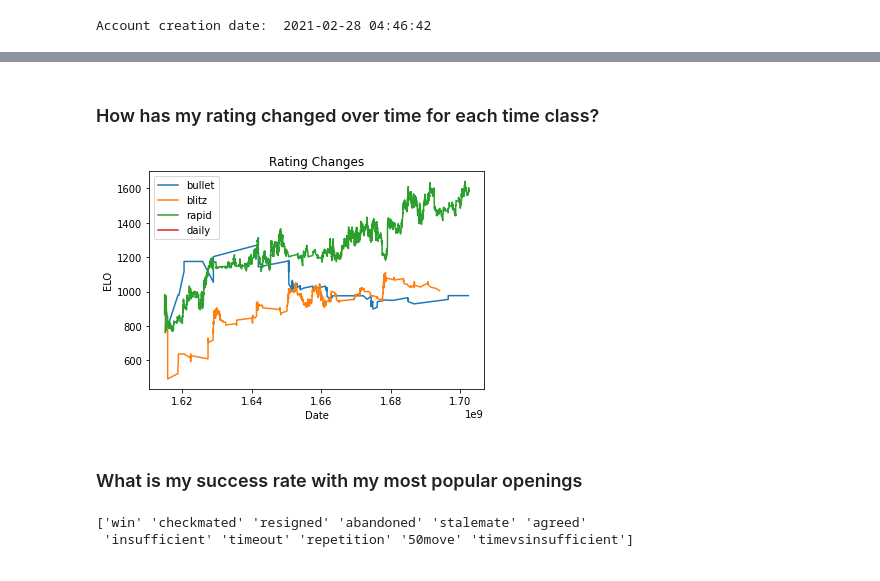
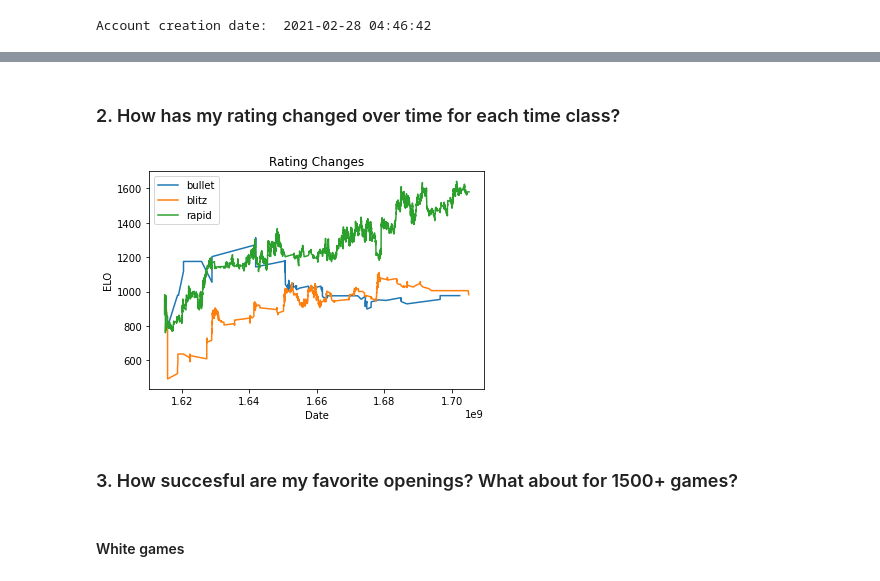
Before and after one commit to ckeaunui/Chess-history, a Jupyter notebook: games_analysis.ipynb, the cells around one changed output, grey strips where cells are left out. Saved outputs shown, nothing was run; the diff lists cells and outputs as text; code cells hidden in the pictures.

```diff
--- a/games_analysis.ipynb
+++ b/games_analysis.ipynb
@@ -148,6 +190,4 @@ for index, row in tqdm(df.iterrows(), position=0, leave=True):
 # %%
 # Remove old / unwanted columns
 df = df.drop(columns=['accuracies', 'black', 'white', 'pgn', 'initial_setup'], axis=1)
-
-# Order by date
-df.sort_values('end_time_utx')
+df = df.query("time_class != 'daily'")
@@ -207,36 +236,29 @@ plt.show()
 # %% [markdown]
-### How has my rating changed over time for each time class?
+### 2. How has my rating changed over time for each time class?
 # %%
 time_class_query = lambda time_class: f"time_class == '{time_class}'"
-time_classes = {'chess_bullet': 'bullet', 'chess_blitz': 'blitz', 'chess_rapid': 'rapid', 'chess_daily': 'daily'}
+time_classes = {'chess_bullet': 'bullet', 'chess_blitz': 'blitz', 'chess_rapid': 'rapid'}
 
 for k, v in time_classes.items():
     games = df.query(time_class_query(v))
     games.head()
     games.sort_values('end_time_utx')
     ratings = []
     dates = []
 
     for idx, game in games.iterrows():
-        rating = game['w_rating'] if game['w_username'] == username else game['b_rating']
+        rating = game['my_rating']
         date = game['end_time_utx']
         ratings.append(rating)
         dates.append(date)
 
     plt.plot(dates, ratings, label=v)
 
 
 plt.legend(loc="upper left")
 plt.xlabel('Date')
 plt.ylabel('ELO')
 plt.title('Rating Changes')
 plt.show()
 # %% [output]
-[figure, old version]
+[figure, new version]
-# %% [markdown]
-### What is my success rate with my most popular openings
-# %%
-print(df['w_result'].unique())
-# %% [output]
-['win' 'checkmated' 'resigned' 'abandoned' 'stalemate' 'agreed'
- 'insufficient' 'timeout' 'repetition' '50move' 'timevsinsufficient']
@@ -246,0 +265,2 @@ loss_conditions = ['resigned', 'abandoned', 'timeout']
+# %% [markdown]
+### 3. How  succesful are my favorite openings? What about for 1500+ games?
@@ -264 +294,3 @@ w_zipped = w_zipped
+# %% [markdown]
+#### White games
 # %%
```
Also changed, not shown: parts of 68 cells of this notebook.
